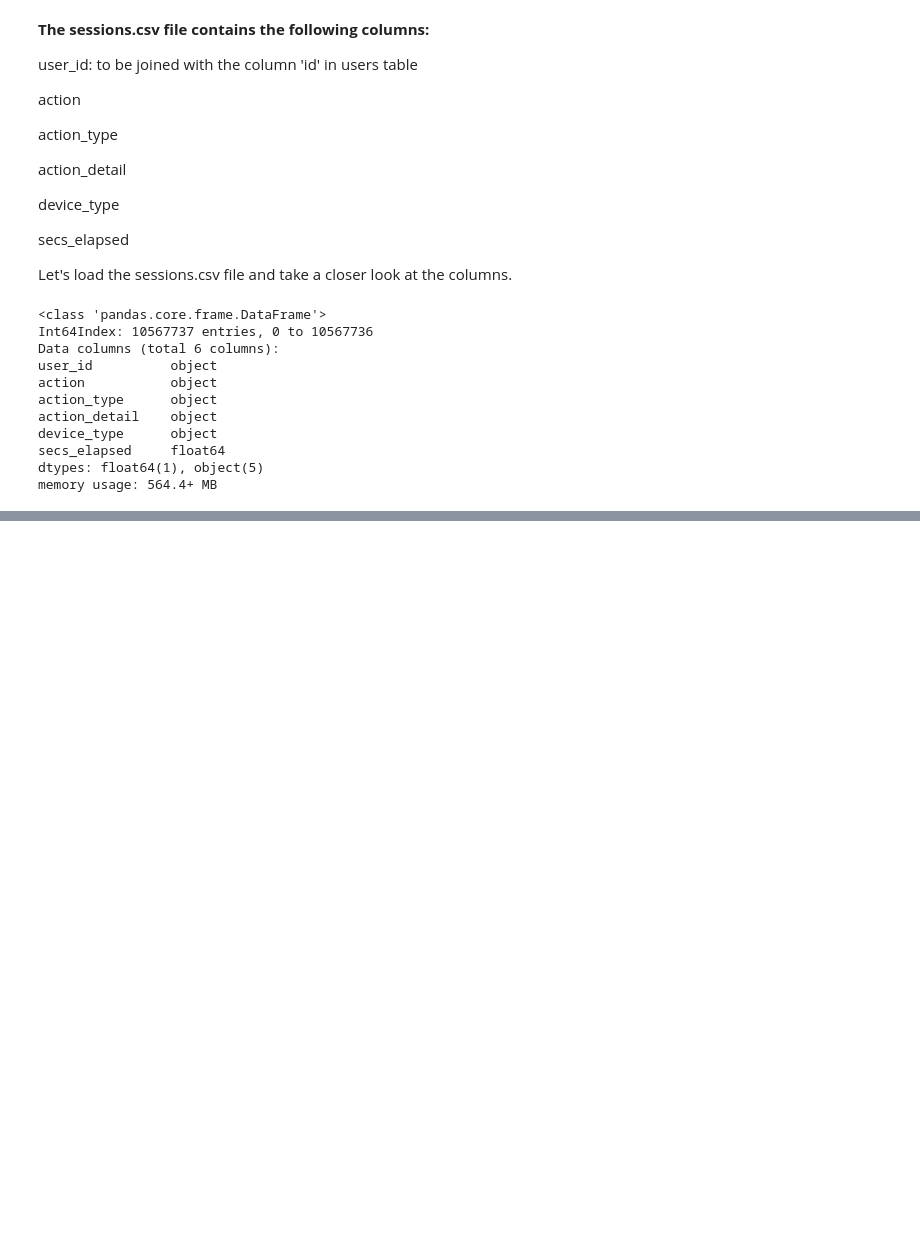
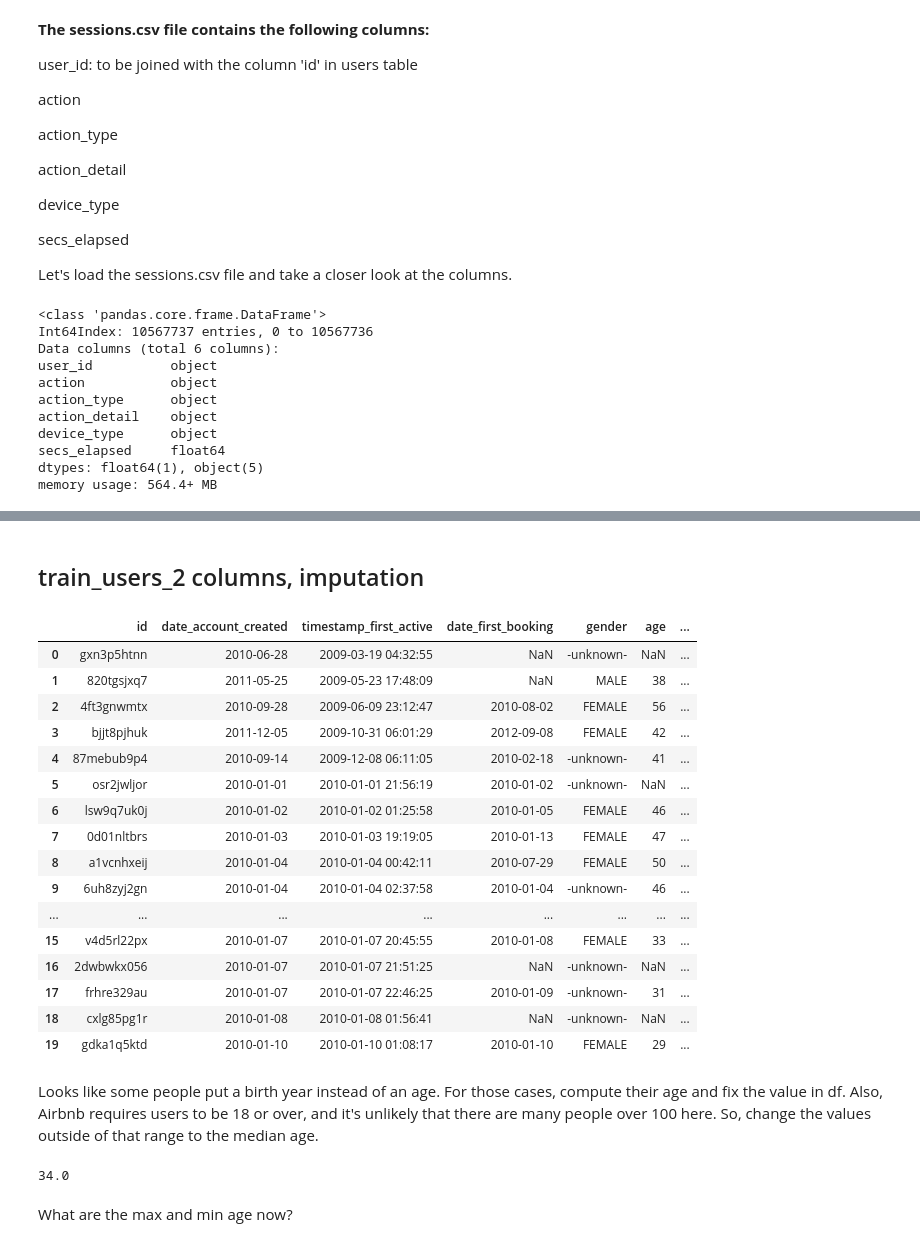
Before and after one commit to EloiseRosen/kaggle-airbnb, a Jupyter notebook: airbnb-kaggle.ipynb, the cells around one changed output, grey strips where cells are left out. Drawn from its saved outputs; the diff is of its cells as text; code cells hidden in the pictures; blank space fills up the shorter version.

```diff
--- a/airbnb-kaggle.ipynb
+++ b/airbnb-kaggle.ipynb
@@ -223,0 +322,61 @@ df.head(20)
+# %% [markdown]
+## train_users_2 columns, imputation
+# %%
+# NEW 2/1
+# How often do ages >80 book and < 1935 book? 55%
+# How often do ages 18-79 book? 55%
+# How often do those without an age entered book? 24%
+# So, make a categorical variable called NaN age, so we can separate out people who didn't put in an age.
+
+#X_age = df[['age', 'country_destination']]
+#X_age.head()
+#X_age = X_age[X_age['age'] > 80]
+#X_age = X_age[X_age['age'] < 1935]
+#X_age.info()
+#X_age = X_age[X_age['country_destination'] == 'NDF']
+#X_age.info()
+#num = 923.0/2008
+#print num
+
+# create new column with all zeros
+df['entered_age'] = 1
+
+# fill in ones in entered_age where the age column wasn't NaN
+df.loc[np.isnan(df['age']), 'entered_age'] = 0
+
+df.head(10)
+# %% [output]
+|  | id | date_account_created | timestamp_first_active | date_first_booking | gender | age | ... |
+| 0 | gxn3p5htnn | 2010-06-28 | 2009-03-19 04:32:55 | NaN | -unknown- | NaN | ... |
+| 1 | 820tgsjxq7 | 2011-05-25 | 2009-05-23 17:48:09 | NaN | MALE | 38 | ... |
+| 2 | 4ft3gnwmtx | 2010-09-28 | 2009-06-09 23:12:47 | 2010-08-02 | FEMALE | 56 | ... |
+| 3 | bjjt8pjhuk | 2011-12-05 | 2009-10-31 06:01:29 | 2012-09-08 | FEMALE | 42 | ... |
+| 4 | 87mebub9p4 | 2010-09-14 | 2009-12-08 06:11:05 | 2010-02-18 | -unknown- | 41 | ... |
+| 5 | osr2jwljor | 2010-01-01 | 2010-01-01 21:56:19 | 2010-01-02 | -unknown- | NaN | ... |
+| 6 | lsw9q7uk0j | 2010-01-02 | 2010-01-02 01:25:58 | 2010-01-05 | FEMALE | 46 | ... |
+| 7 | 0d01nltbrs | 2010-01-03 | 2010-01-03 19:19:05 | 2010-01-13 | FEMALE | 47 | ... |
+| 8 | a1vcnhxeij | 2010-01-04 | 2010-01-04 00:42:11 | 2010-07-29 | FEMALE | 50 | ... |
+| 9 | 6uh8zyj2gn | 2010-01-04 | 2010-01-04 02:37:58 | 2010-01-04 | -unknown- | 46 | ... |
+| ... | ... | ... | ... | ... | ... | ... | ... |
+| 15 | v4d5rl22px | 2010-01-07 | 2010-01-07 20:45:55 | 2010-01-08 | FEMALE | 33 | ... |
+| 16 | 2dwbwkx056 | 2010-01-07 | 2010-01-07 21:51:25 | NaN | -unknown- | NaN | ... |
+| 17 | frhre329au | 2010-01-07 | 2010-01-07 22:46:25 | 2010-01-09 | -unknown- | 31 | ... |
+| 18 | cxlg85pg1r | 2010-01-08 | 2010-01-08 01:56:41 | NaN | -unknown- | NaN | ... |
+| 19 | gdka1q5ktd | 2010-01-10 | 2010-01-10 01:08:17 | 2010-01-10 | FEMALE | 29 | ... |
+# %% [markdown]
+Looks like some people put a birth year instead of an age. For those cases, compute their age and fix the value in df. Also, Airbnb requires users to be 18 or over, and it's unlikely that there are many people over 100 here. So, change the values outside of that range to the median age.
+# %%
+# consider not fixing ages. maybe people who say age is 100 are less likely to book because they're not serious?
+medianage = df['age'].median()
+print medianage
+#when doing test version set medianage = 34
+
+for i in range(0, len(df['age'])):
+    if df.ix[i,'age'] > 1916 and df.ix[i,'age'] < 1997:
+        df.ix[i,'age'] = 2015 - df.ix[i,'age']
+    elif df.ix[i,'age'] >= 100 or df.ix[i,'age'] < 18:
+            df.ix[i,'age'] = medianage
+# %% [output]
+34.0
+# %% [markdown]
+What are the max and min age now?
```
Also changed, not shown: parts of 40 cells of this notebook.
